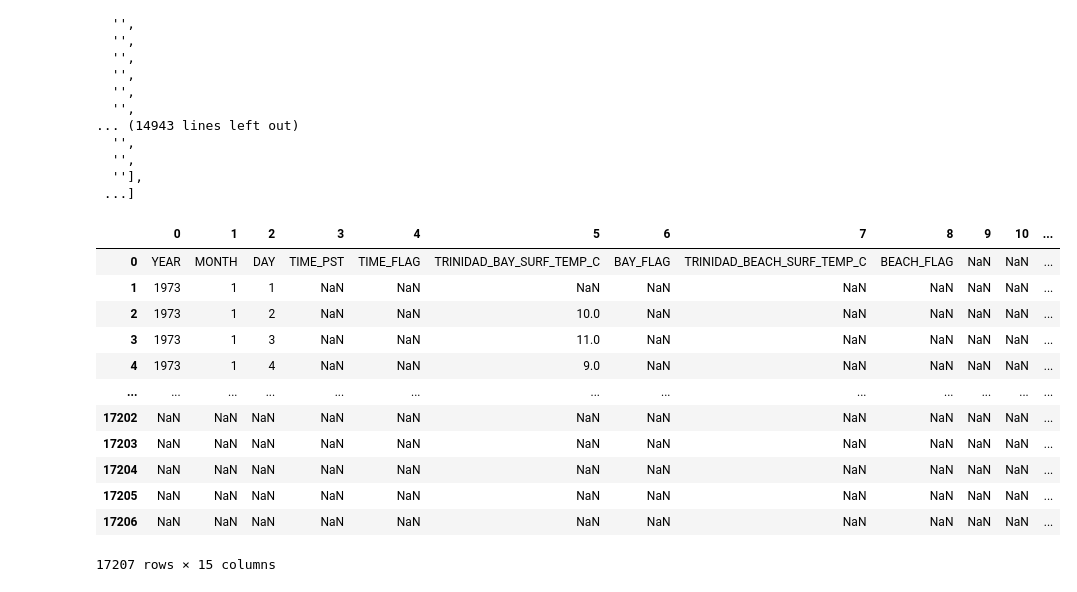
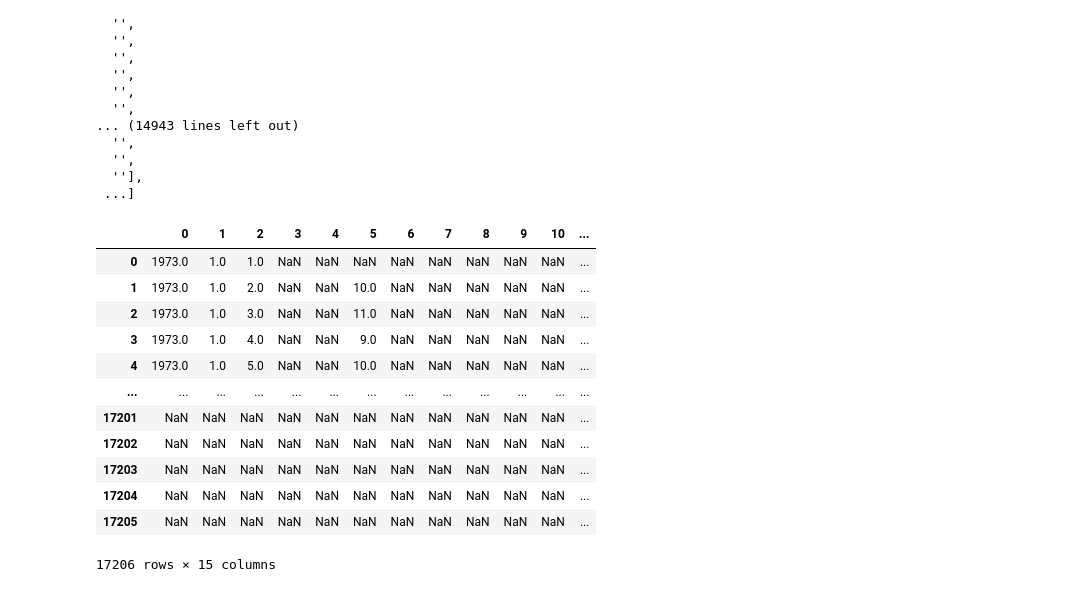
Before and after one commit to cynthiakellogg/california-ocean-temps, a Jupyter notebook: oceans_notebook.ipynb, the cells around one changed output. Drawn from its saved outputs; the diff is of its cells as text; code cells hidden in the pictures.

Commit message:
created pandas dataframe

```diff
--- a/oceans_notebook.ipynb
+++ b/oceans_notebook.ipynb
@@ -106,21 +105,21 @@ lol
 # %%
 #put into a pandas dataframe
 
-trinidad_temp_df = pd.read_csv('Trinidad_TEMP_1973-201905.txt', skiprows=31, sep="\t", header=None)
+trinidad_temp_df = pd.read_csv('Trinidad_TEMP_1973-201905.txt', skiprows=32, sep="\t", header=None)
 
 # trinidad_temp_df = pd.DataFrame(lol)
 trinidad_temp_df
 # %% [output]
 |  | 0 | 1 | 2 | 3 | 4 | 5 | 6 | 7 | 8 | 9 | 10 | ... |
-| 0 | YEAR | MONTH | DAY | TIME_PST | TIME_FLAG | TRINIDAD_BAY_SURF_TEMP_C | BAY_FLAG | TRINIDAD_BEACH_SURF_TEMP_C | BEACH_FLAG | NaN | NaN | ... |
-| 1 | 1973 | 1 | 1 | NaN | NaN | NaN | NaN | NaN | NaN | NaN | NaN | ... |
-| 2 | 1973 | 1 | 2 | NaN | NaN | 10.0 | NaN | NaN | NaN | NaN | NaN | ... |
-| 3 | 1973 | 1 | 3 | NaN | NaN | 11.0 | NaN | NaN | NaN | NaN | NaN | ... |
-| 4 | 1973 | 1 | 4 | NaN | NaN | 9.0 | NaN | NaN | NaN | NaN | NaN | ... |
+| 0 | 1973.0 | 1.0 | 1.0 | NaN | NaN | NaN | NaN | NaN | NaN | NaN | NaN | ... |
+| 1 | 1973.0 | 1.0 | 2.0 | NaN | NaN | 10.0 | NaN | NaN | NaN | NaN | NaN | ... |
+| 2 | 1973.0 | 1.0 | 3.0 | NaN | NaN | 11.0 | NaN | NaN | NaN | NaN | NaN | ... |
+| 3 | 1973.0 | 1.0 | 4.0 | NaN | NaN | 9.0 | NaN | NaN | NaN | NaN | NaN | ... |
+| 4 | 1973.0 | 1.0 | 5.0 | NaN | NaN | 10.0 | NaN | NaN | NaN | NaN | NaN | ... |
 | ... | ... | ... | ... | ... | ... | ... | ... | ... | ... | ... | ... | ... |
+| 17201 | NaN | NaN | NaN | NaN | NaN | NaN | NaN | NaN | NaN | NaN | NaN | ... |
 | 17202 | NaN | NaN | NaN | NaN | NaN | NaN | NaN | NaN | NaN | NaN | NaN | ... |
 | 17203 | NaN | NaN | NaN | NaN | NaN | NaN | NaN | NaN | NaN | NaN | NaN | ... |
 | 17204 | NaN | NaN | NaN | NaN | NaN | NaN | NaN | NaN | NaN | NaN | NaN | ... |
 | 17205 | NaN | NaN | NaN | NaN | NaN | NaN | NaN | NaN | NaN | NaN | NaN | ... |
-| 17206 | NaN | NaN | NaN | NaN | NaN | NaN | NaN | NaN | NaN | NaN | NaN | ... |
-17207 rows × 15 columns
+17206 rows × 15 columns
```
Also changed, not shown: parts of 12 cells of this notebook.
